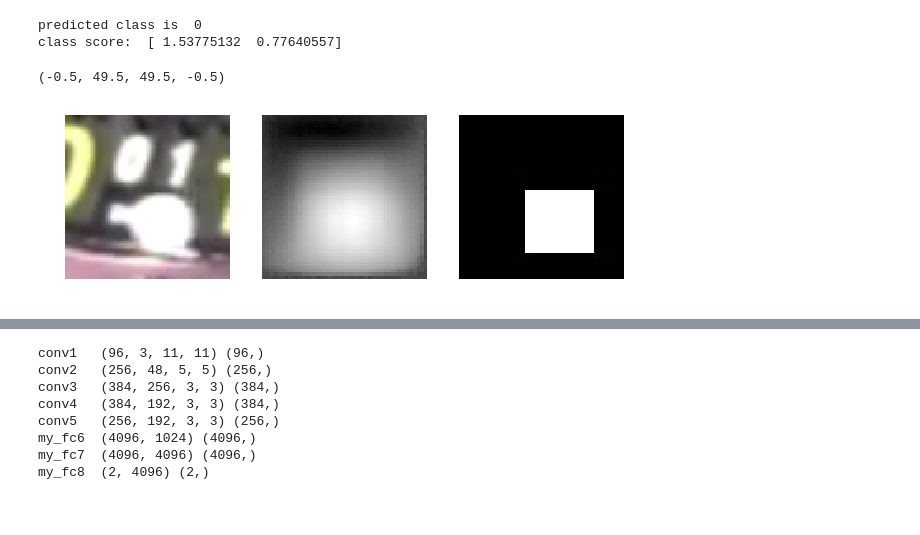
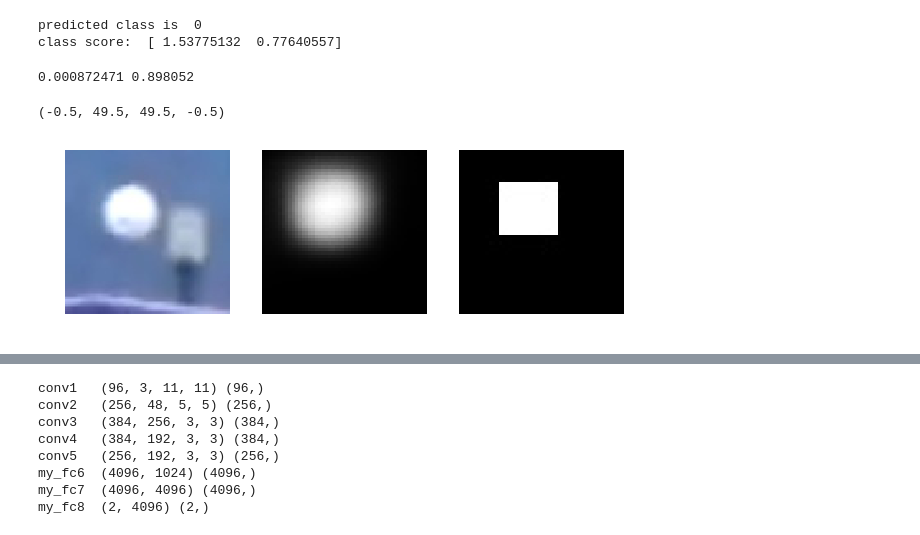
Before and after one commit to BrotherJing/CNN_tabletennis, a Jupyter notebook: classifier.ipynb, the cells around one changed output, grey strips where cells are left out. Cells and saved outputs as stored; diff of their text form; code cells hidden in the pictures.

```diff
--- a/classifier.ipynb
+++ b/classifier.ipynb
@@ -38,7 +39,8 @@ transformer.set_channel_swap('data', (2,1,0))#RGB to BGR
 # %% [output]
 [ 131.45718247  100.44726317  103.41435365]
 # %%
-img_name = '/home/jing/Documents/TableTennis/TableTennis/build/tabletennis/0011R016105.jpg'
+img_name = '/home/jing/Documents/TableTennis/TableTennis/build/tabletennis_test/0015R027801.jpg'
+prob_name = '/home/jing/Documents/TableTennis/TableTennis/build/tabletennis_test/0015R027801.prob.jpg'
 
 #batch_size = net.blobs['data'].data.shape[0]
 
@@ -66,21 +68,23 @@ class score:  [ 1.53775132  0.77640557]
 # %%
 transformed_image = transformer.preprocess('data', image)
 net.blobs['data'].data[0,...] = transformed_image
 
 output = net.forward()
 
 sodlt = output['sodlt'][0]
+sodlt = 1/(1+np.exp(-sodlt[0]))
+print np.min(sodlt), np.max(sodlt)
 
 plt.subplot(1, 3, 1)
 plt.imshow(image); plt.axis('off')
 
 plt.subplot(1, 3, 2)
-plt.imshow(sodlt[0]); plt.axis('off')
+plt.imshow(sodlt); plt.axis('off')
 plt.subplot(1, 3, 3)
 
-prob_name = '/home/jing/Documents/TableTennis/TableTennis/build/tabletennis/0011R016105.prob.jpg'
 prob = caffe.io.load_image(prob_name)
 plt.imshow(prob); plt.axis('off')
 # %% [output]
-(-0.5, 49.5, 49.5, -0.5)
+0.000872471 0.898052
+(-0.5, 49.5, 49.5, -0.5)
-[figure, old version]
+[figure, new version]
```
Also changed, not shown: parts of 7 cells of this notebook, 5 other files.
